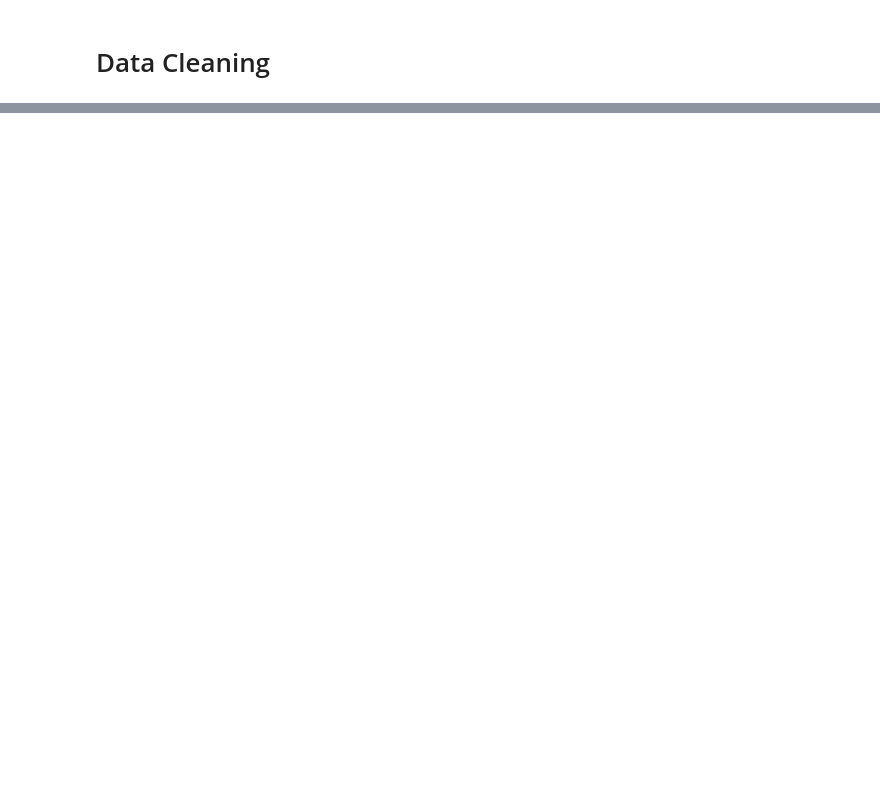
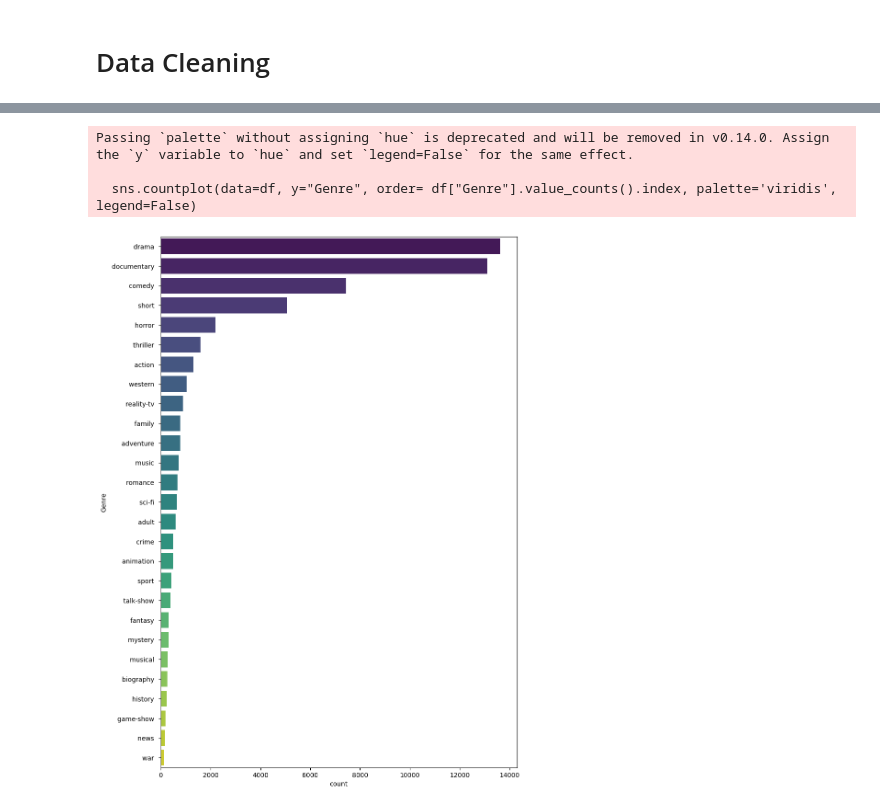
Before and after one commit to priyankeshh/Codsoft, a Jupyter notebook: Movie Genre Classification/notebook.ipynb, the cells around one changed output, grey strips where cells are left out. Saved outputs shown, nothing was run; the diff lists cells and outputs as text; code cells hidden in the pictures; blank space fills up the shorter version.

```diff
--- a/Movie Genre Classification/notebook.ipynb
+++ b/Movie Genre Classification/notebook.ipynb
@@ -25,0 +22,3 @@ ParserError: Error tokenizing data. C error: Expected 10 fields in line 4, saw 1
+# %%
+df = pd.read_csv('./dataset/train_data.txt', sep=":::", names=["Title", "Genre", "Description"], engine="python")
+test_data = pd.read_csv('./dataset/train_data.txt', sep=":::", names=["Id" ,"Title", "Description"], engine="python")
@@ -25,0 +141,20 @@ ParserError: Error tokenizing data. C error: Expected 10 fields in line 4, saw 1
+# %%
+# Ensure the stopwords are downloaded
+nltk.download('stopwords')
+stop_words = set(stopwords.words('english'))
+
+def data_processing(text):
+    text = text.lower()
+    text = re.sub(r'@\S+', '', text)
+    text = re.sub(r'http\S+', '', text)
+    text = re.sub(r'.pic\S+', '', text)
+    text = re.sub(r'[^a-zA-Z+]', ' ', text)  # Change to replace non-characters with a space
+    text = "".join([i for i in text if i not in string.punctuation])
+    words = nltk.word_tokenize(text)
+    # Use the predefined stop_words variable instead of redefining it inside the function
+    text = " ".join([i for i in words if i not in stop_words and len(i) > 2])
+    text = re.sub(r"\s+", " ", text).strip()  # Replace multiple spaces with a single space
+    return text
+
+df["TextCleaning"] = df["Description"].apply(data_processing)
+test_data["TextCleaning"] = test_data["Description"].apply(data_processing)
@@ -25,0 +198,9 @@ ParserError: Error tokenizing data. C error: Expected 10 fields in line 4, saw 1
+# %%
+plt.figure(figsize=(10,15))
+sns.countplot(data=df, y="Genre", order= df["Genre"].value_counts().index, palette='viridis', legend=False)
+plt.show()
+# %% [output]
+Passing `palette` without assigning `hue` is deprecated and will be removed in v0.14.0. Assign the `y` variable to `hue` and set `legend=False` for the same effect.
+
+  sns.countplot(data=df, y="Genre", order= df["Genre"].value_counts().index, palette='viridis', legend=False)
+[figure, added]
```
Also changed, not shown: parts of 40 cells of this notebook.
